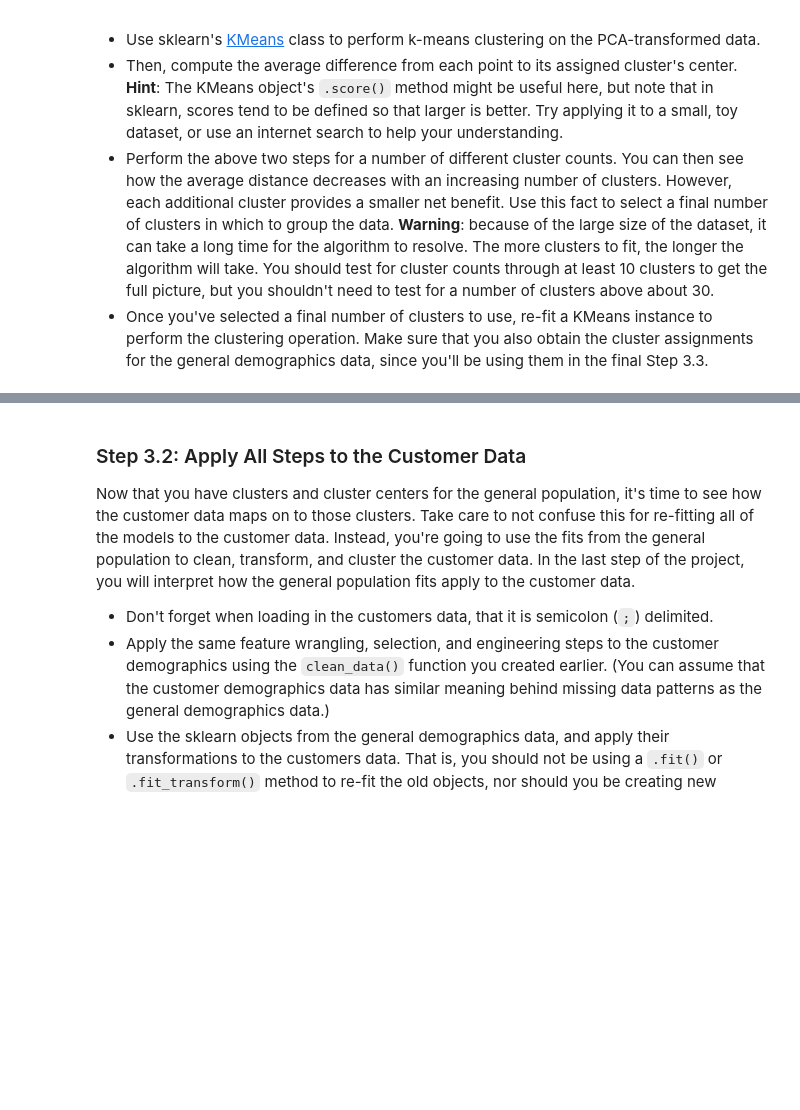
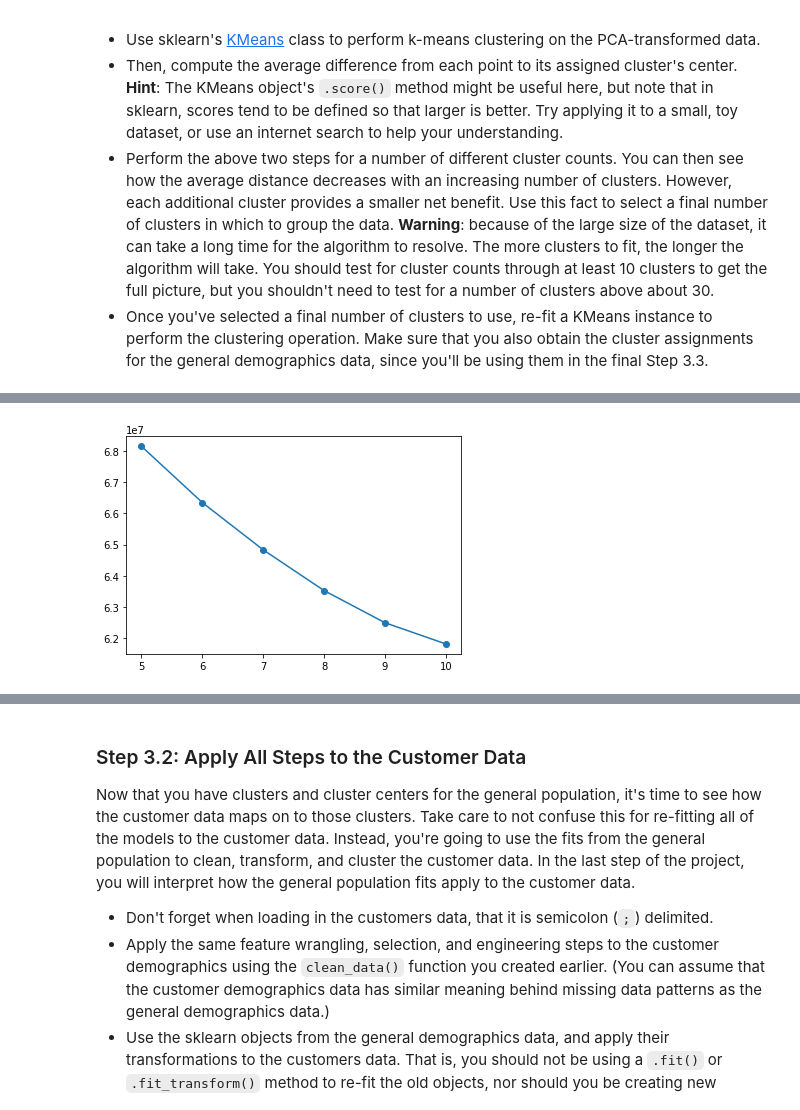
Before and after one commit to foosean010/C753, a Jupyter notebook: Identify_Customer_Segments.ipynb, the cells around one changed output, grey strips where cells are left out. Saved outputs shown, nothing was run; the diff lists cells and outputs as text; code cells hidden in the pictures; blank space fills up the shorter version.

```diff
--- a/Identify_Customer_Segments.ipynb
+++ b/Identify_Customer_Segments.ipynb
@@ -876,10 +876,8 @@ azdias_transform = Imputer().fit_transform(func_azdias)
 # %%
 # Apply feature scaling to the general population demographics data.
 
-#std_scaler = StandardScaler()
-#azdias_transform = std_scaler.fit_transform(azdias_transform)
-
-azdias_transform = StandardScaler().fit_transform(azdias_transform)
+std_scaler = StandardScaler()
+azdias_transform = std_scaler.fit_transform(azdias_transform)
 # %% [markdown]
 ### Discussion 2.1: Apply Feature Scaling
 
@@ -956,0 +1064,29 @@ You've assessed and cleaned the demographics data, then scaled and transformed t
+# %%
+# Over a number of different cluster counts...
+# run k-means clustering on the data and...
+# compute the average within-cluster distances.
+
+def kmeans_score(x_pca, i):
+    '''
+    Takes fit PCA object, calculates score for the cluster #, returns score
+    INPUT:
+        x_pca - pre-fit PCA object
+        i - # of clusters
+    OUTPUT:
+        score for # of clusters
+    '''
+    start = time.time()
+    mdl = KMeans(i)
+    mdl.fit(x_pca)
+    score = np.abs(mdl.score(x_pca))
+    mdl_score.append(score)
+    end = time.time()
+    cluster_time = end-start
+    print(f'''{i} clusters average within-cluster distance = {score:.2f}\
+    \n and ran in {cluster_time:.2f} seconds.''')
+# %%
+mdl_score = []
+cluster_range = []
+for i in range(5,11):
+    kmeans_score(x_pca, i)
+    cluster_range.append(i)
@@ -957,3 +1106,7 @@ You've assessed and cleaned the demographics data, then scaled and transformed t
 # %%
 # Investigate the change in within-cluster distance across number of clusters.
 # HINT: Use matplotlib's plot function to visualize this relationship.
+plt.plot(cluster_range, mdl_score, marker='o')
+plt.show()
+# %% [output]
+[figure, added]
```
Also changed, not shown: parts of 42 cells of this notebook, 1 other file.
